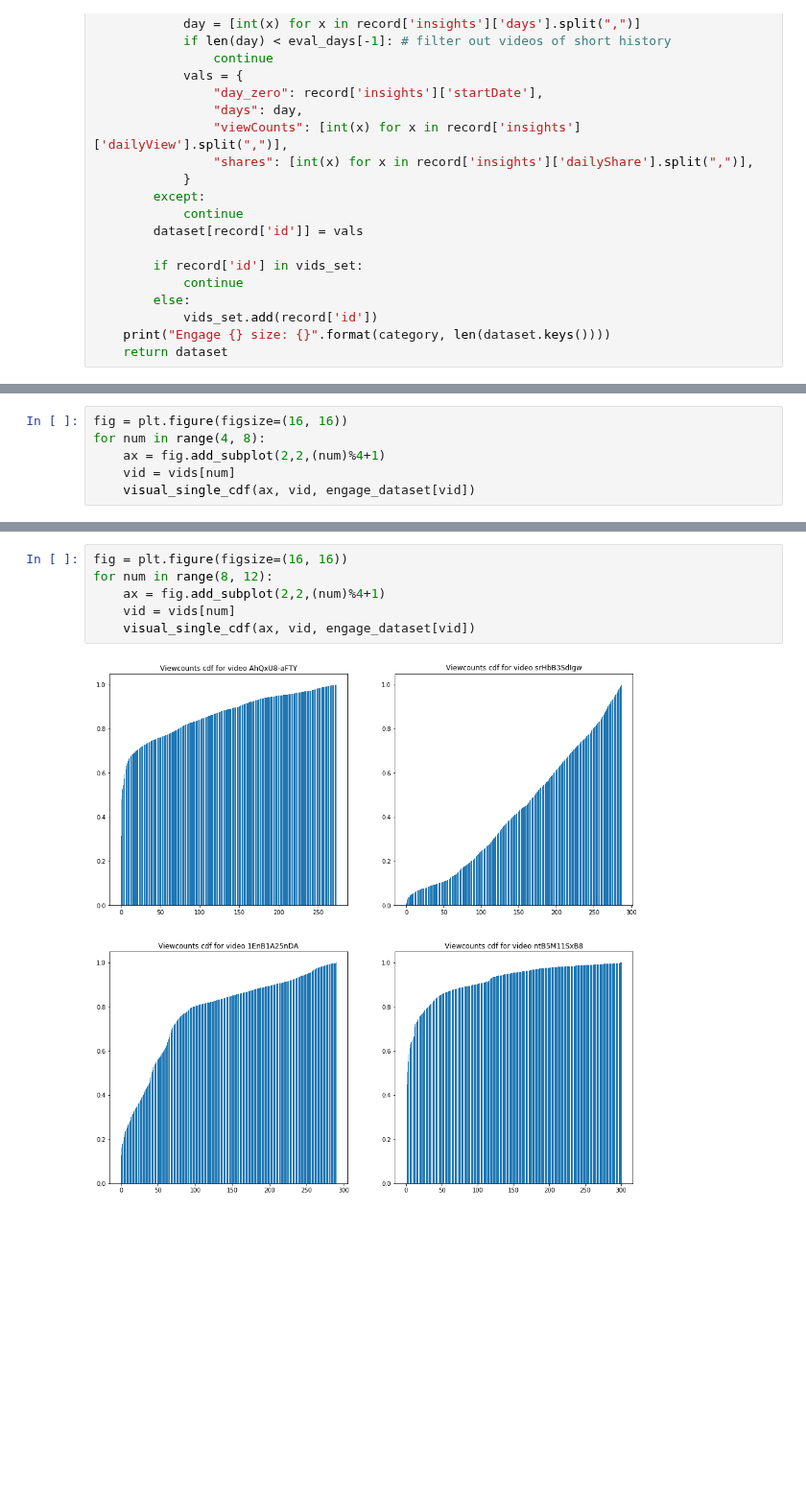
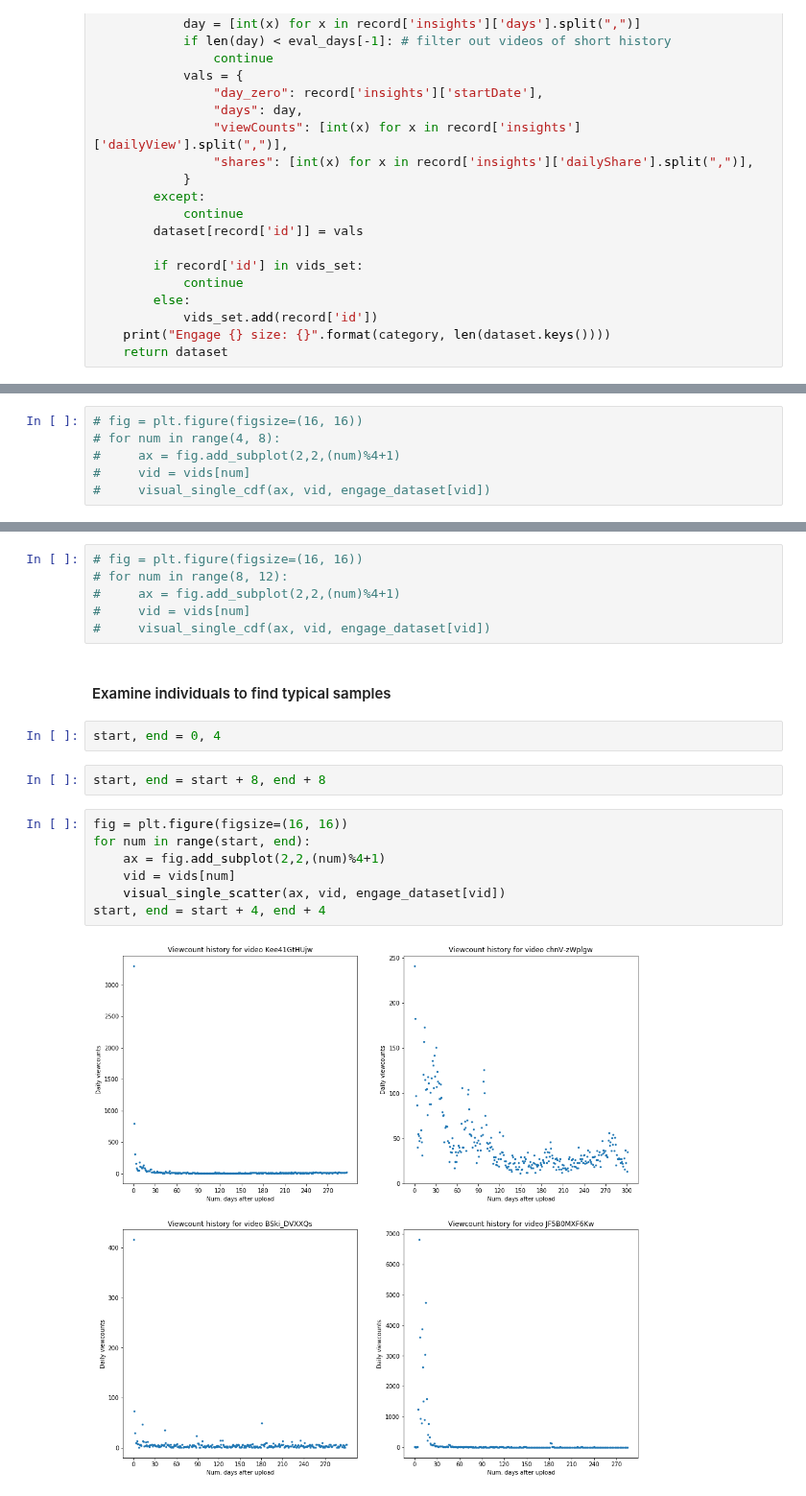
Before and after one commit to septasset/hip-popularity, a Jupyter notebook: data_analysis/engage16_viewcount_individuals.ipynb, the cells around one changed output, grey strips where cells are left out. Shown at 96% size. Saved outputs shown, nothing was run; the diff lists cells and outputs as text; blank space fills up the shorter version.

Commit message:
search for typical samples

```diff
--- a/data_analysis/engage16_viewcount_individuals.ipynb
+++ b/data_analysis/engage16_viewcount_individuals.ipynb
@@ -105,6 +126,6 @@ for num in range(4):
 # %%
-fig = plt.figure(figsize=(16, 16))
-for num in range(4, 8):
-    ax = fig.add_subplot(2,2,(num)%4+1)
-    vid = vids[num]
-    visual_single_cdf(ax, vid, engage_dataset[vid])
+# fig = plt.figure(figsize=(16, 16))
+# for num in range(4, 8):
+#     ax = fig.add_subplot(2,2,(num)%4+1)
+#     vid = vids[num]
+#     visual_single_cdf(ax, vid, engage_dataset[vid])
@@ -113,8 +132,21 @@ for num in range(4, 8):
 # %%
-fig = plt.figure(figsize=(16, 16))
-for num in range(8, 12):
-    ax = fig.add_subplot(2,2,(num)%4+1)
-    vid = vids[num]
-    visual_single_cdf(ax, vid, engage_dataset[vid])
+# fig = plt.figure(figsize=(16, 16))
+# for num in range(8, 12):
+#     ax = fig.add_subplot(2,2,(num)%4+1)
+#     vid = vids[num]
+#     visual_single_cdf(ax, vid, engage_dataset[vid])
-# %% [output]
-[figure, removed]
+# %% [markdown]
+#### Examine individuals to find typical samples
+# %%
+start, end = 0, 4
+# %%
+start, end = start + 8, end + 8
+# %%
+fig = plt.figure(figsize=(16, 16))
+for num in range(start, end):
+    ax = fig.add_subplot(2,2,(num)%4+1)
+    vid = vids[num]
+    visual_single_scatter(ax, vid, engage_dataset[vid])
+start, end = start + 4, end + 4
+# %% [output]
+[figure, added]
```
Also changed, not shown: parts of 11 cells of this notebook, 1 other file.
